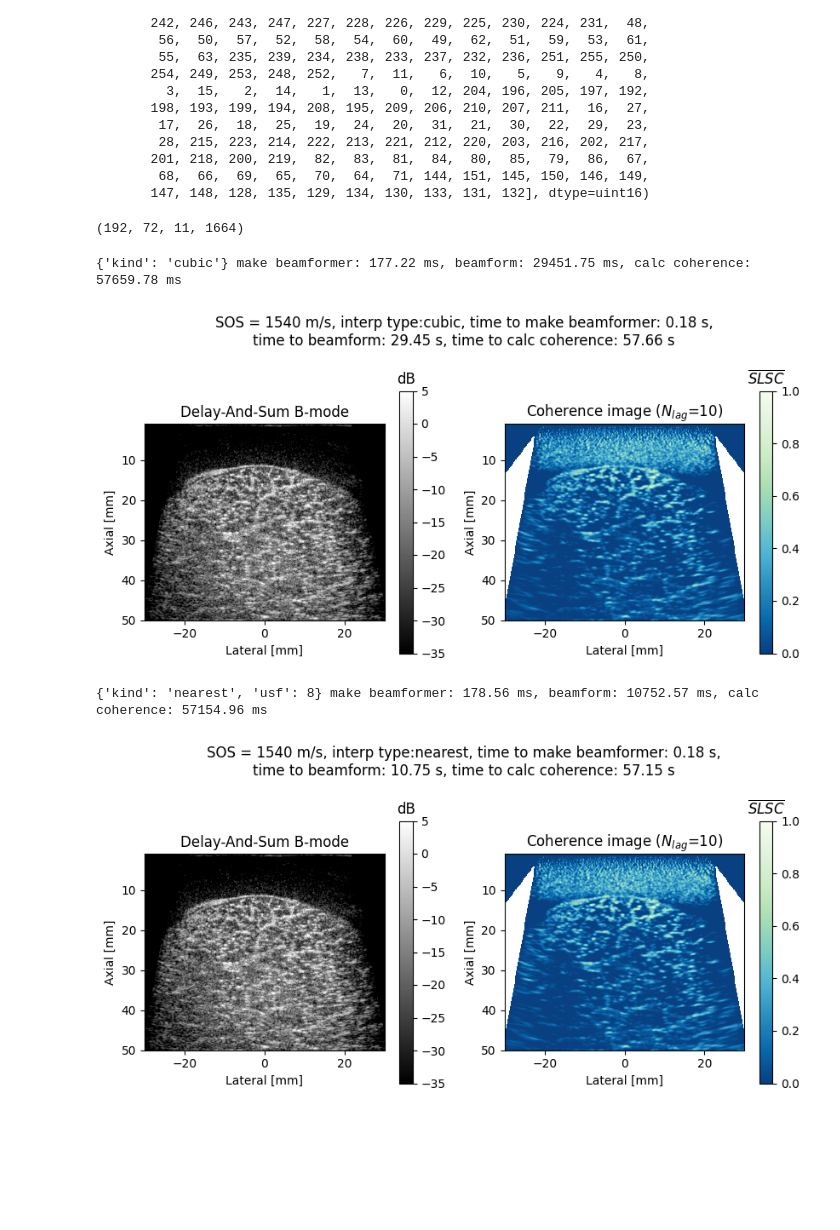
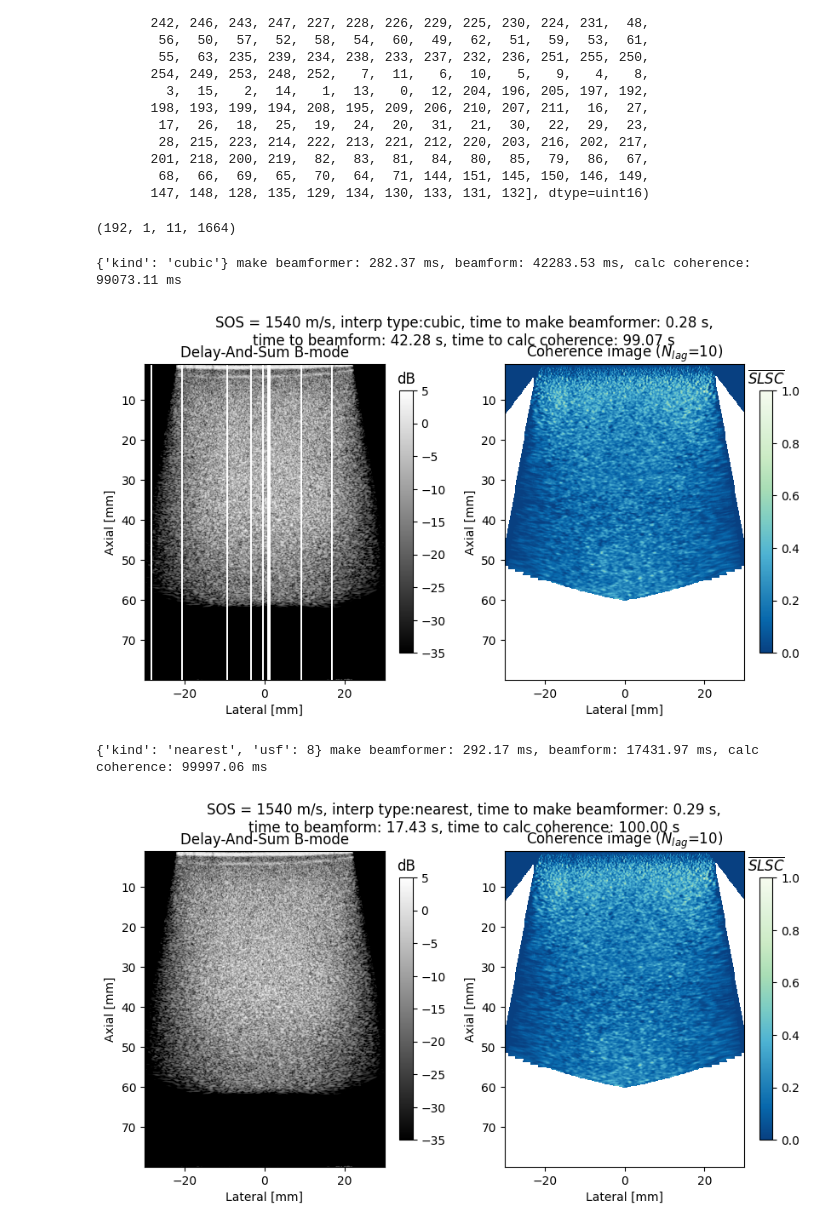
Before and after one commit to wewightman/pycbf, a Jupyter notebook: examples/develop_coherence_beamforming.ipynb, the cells around one changed output. Saved outputs shown, nothing was run; the diff lists cells and outputs as text; code cells hidden in the pictures; blank space fills up the shorter version.

Commit message:
coherence stuff in isotropic phantoms

```diff
--- a/examples/develop_coherence_beamforming.ipynb
+++ b/examples/develop_coherence_beamforming.ipynb
@@ -39,6 +39,7 @@ path = "/fastrs/ultrasound/TIMuscle/InVivo/20230421_V001/acq_2_flex_45_musc_vl/R
 path = "/fastrs/ultrasound/TIMuscle/ExVivo/20250423_exvivo_porkchop/exvivo_warm/SSI_radius_1.00/acq_001/RawData"
 path = "/fastrs/ultrasound/TIMuscle/ExVivo/20250423_exvivo_porkchop/exvivo_warm/SSI_radius_1.00/acq_002/RawData"
 path = "/fastrs/ultrasound/TIMuscle/ExVivo/20250429_embedded_test/beef_rswei/SSI_radius_1000.00/acq_001/RawData"
+path = "/fastrs/ultrasound/TIMuscle/Phantoms/20250430_apod_test/acq_002_default/RawData"
 
 rf, dims, params = dio.verasonics_loadbmoderf(path)
 
@@ -70,7 +71,7 @@ nele = int(params['trans']['nele'])
 dele = params['trans']['dele']
 xele = dele * (np.arange(nele) - (nele-1)/2)
 # %% [output]
-(192, 72, 11, 1664)
+(192, 1, 11, 1664)
 # %%
 def calc_coherence(subset):
     # subtract the mean of each aline
@@ -105,7 +106,7 @@ xout, zout = tibf.make_recon_grid_by_BW_2D(
     xmin = -30E-3,
     xmax = 30E-3,
     zmin = 1E-3,
-    zmax = 50E-3
+    zmax = 80E-3
 )
 
 dz = zout[1]-zout[0]
@@ -121,11 +122,16 @@ tautx, taurx, apodtx, apodrx = tibf.make_tabs_and_apods_pw_2D(
     fnum=0.66
 )
 
+apodrx[9] = 0
+apodrx[19] = 0
+apodrx[39] = 0
+apodrx[171] = 0
+
 apodrx_coherence = apodrx.reshape(-1, len(xout), len(zout))
 # %%
 interps = [dict(kind='cubic'), dict(kind='nearest',usf=1), dict(kind='nearest',usf=2), dict(kind='nearest',usf=4), dict(kind='nearest',usf=8), dict(kind='nearest',usf=16)]
-
 interps = [dict(kind='cubic'), dict(kind='nearest',usf=8)]
+# interps = [dict(kind='nearest',usf=8)]
 
 nlag = 10
 subset = np.ascontiguousarray(rf[:,0,:,:].transpose(1, 0, 2))
@@ -163,38 +169,38 @@ for interp in interps:
                 locpeak[ix//dsfx,iz//dsfz] += calc_lagn_coherence(channels.T, lag)/nlag
     t4 = time()
 
     description = f"SOS = {sospeak:0.00f} m/s, interp type:{interp['kind']}, time to make beamformer: {(t2-t1):0.02f} s,\ntime to beamform: {(t3-t2):0.02f} s, time to calc coherence: {(t4-t3):0.02f} s"
     print(interp, f"make beamformer: {1000*(t2-t1):0.02f} ms, beamform: {1000*(t3-t2):0.02f} ms, calc coherence: {1000*(t4-t3):0.02f} ms")
 
     ex_axlat = 1E3*np.array([xout[0], xout[-1], zout[-1], zout[0]])
 
     fig, axes = plt.subplots(1, 2)
     fig.set_size_inches(10, 5)
     ax = axes[1]
     pltim = ax.imshow(locpeak.T, cmap='GnBu_r', extent=ex_axlat, vmin=-0.0, vmax=1)
     ax.set_ylabel("Axial [mm]")
     ax.set_xlabel("Lateral [mm]")
     ax.set_title(f"Coherence image ($N_{{lag}}$={nlag})")
     plt.colorbar(pltim, ax=ax, shrink=0.8).ax.set_title("$\\overline{SLSC}$")
 
     env = np.abs(hilbert(np.sum(im, axis=0), axis=-1)).T
-    logged = 20 * np.log10(env/np.percentile(env, 99))
+    logged = 20 * np.log10(env/np.nanpercentile(env, 99))
 
     ax = axes[0]
     pltim = ax.imshow(logged, vmin=-35, vmax=5, cmap='gray', extent=ex_axlat)
     ax.set_ylabel("Axial [mm]")
     ax.set_xlabel("Lateral [mm]")
     ax.set_title("Delay-And-Sum B-mode")
     plt.colorbar(pltim, ax=ax, shrink=0.8).ax.set_title("dB")
     fig.suptitle(description)
     plt.show()
 
     del bmfrm
 # %% [output]
-{'kind': 'cubic'} make beamformer: 177.22 ms, beamform: 29451.75 ms, calc coherence: 57659.78 ms
+{'kind': 'cubic'} make beamformer: 282.37 ms, beamform: 42283.53 ms, calc coherence: 99073.11 ms
-[figure, old version]
+[figure, new version]
-{'kind': 'nearest', 'usf': 8} make beamformer: 178.56 ms, beamform: 10752.57 ms, calc coherence: 57154.96 ms
+{'kind': 'nearest', 'usf': 8} make beamformer: 292.17 ms, beamform: 17431.97 ms, calc coherence: 99997.06 ms
-[figure, old version]
+[figure, new version]
 # %%
 interps = [dict(kind='cubic'), dict(kind='nearest',usf=1), dict(kind='nearest',usf=2), dict(kind='nearest',usf=4), dict(kind='nearest',usf=8), dict(kind='nearest',usf=16)]
 
```
Also changed, not shown: parts of 3 cells of this notebook.
